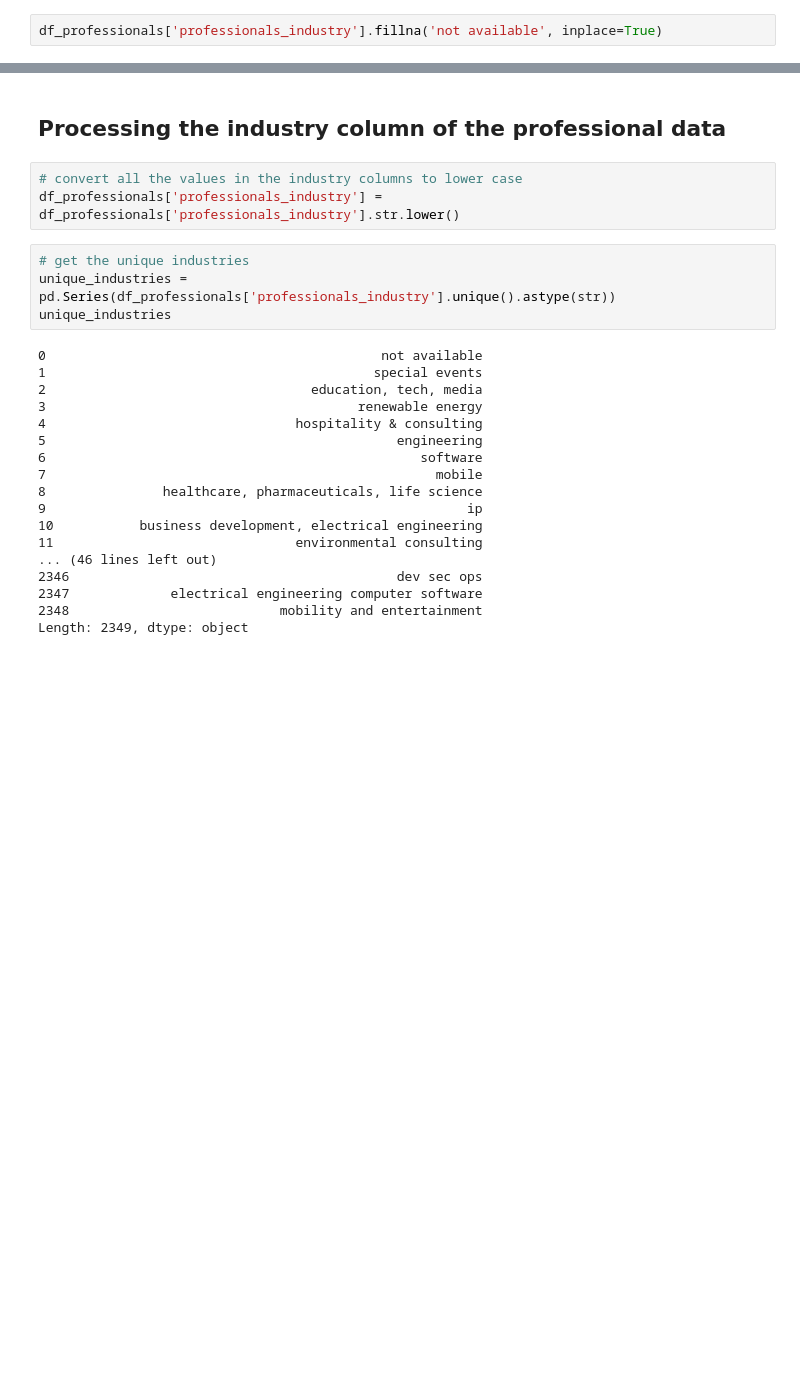
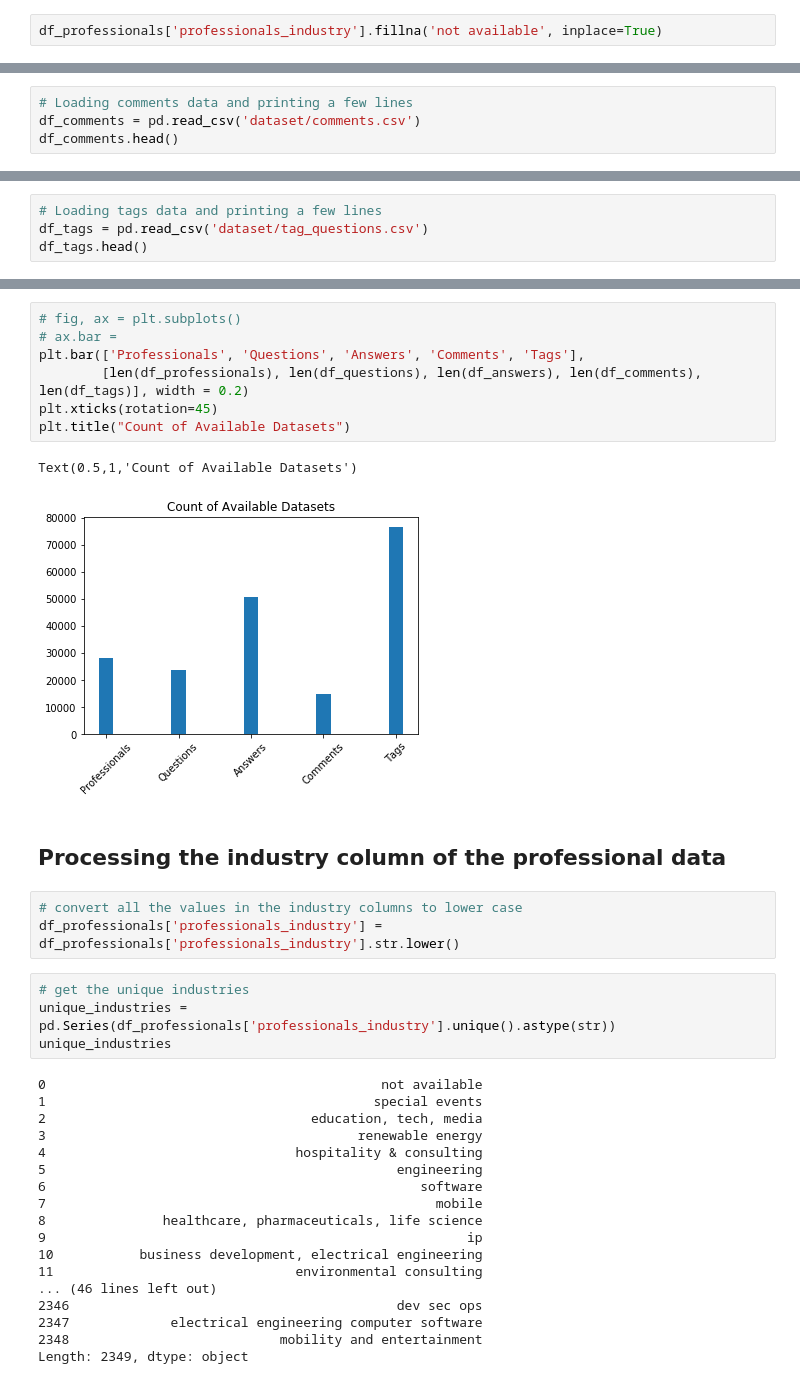
Before and after one commit to artisingh0913/CareerVillage-Recommender-System, a Jupyter notebook: Index.ipynb, the cells around one changed output, grey strips where cells are left out. Cells and saved outputs as stored; diff of their text form; blank space fills up the shorter version.

```diff
--- a/Index.ipynb
+++ b/Index.ipynb
@@ -47,3 +47,7 @@ df_answers.head()
 | 2 | eaa66ef919bc408ab5296237440e323f | cbd8f30613a849bf918aed5c010340be | eb80205482e4424cad8f16bc25aa2d9c | 2018-05-02 02:41:02 UTC+0000 | <p>Dear Priyanka,</p><p>Greetings... |
 | 3 | 1a6b3749d391486c9e371fbd1e605014 | 7e72a630c303442ba92ff00e8ea451df | 4ec31632938a40b98909416bdd0decff | 2017-05-10 19:00:47 UTC+0000 | <p>I work for a global company wh... |
 | 4 | 5229c514000446d582050f89ebd4e184 | 17802d94699140b0a0d2995f30c034c6 | 2f6a9a99d9b24e5baa50d40d0ba50a75 | 2017-10-13 22:07:33 UTC+0000 | I agree with Denise. Every single... |
+# %%
+# Loading comments data and printing a few lines
+df_comments = pd.read_csv('dataset/comments.csv')
+df_comments.head()
@@ -49,0 +61,4 @@ df_answers.head()
+# %%
+# Loading tags data and printing a few lines
+df_tags = pd.read_csv('dataset/tag_questions.csv')
+df_tags.head()
@@ -50,3 +72,13 @@ df_answers.head()
+# %%
+# fig, ax = plt.subplots()
+# ax.bar =
+plt.bar(['Professionals', 'Questions', 'Answers', 'Comments', 'Tags'],
+        [len(df_professionals), len(df_questions), len(df_answers), len(df_comments), len(df_tags)], width = 0.2)
+plt.xticks(rotation=45)
+plt.title("Count of Available Datasets")
+# %% [output]
+Text(0.5,1,'Count of Available Datasets')
+[figure, added]
 # %% [markdown]
 ## Processing the industry column of the professional data
 # %%
```
Also changed, not shown: parts of 43 cells of this notebook.
